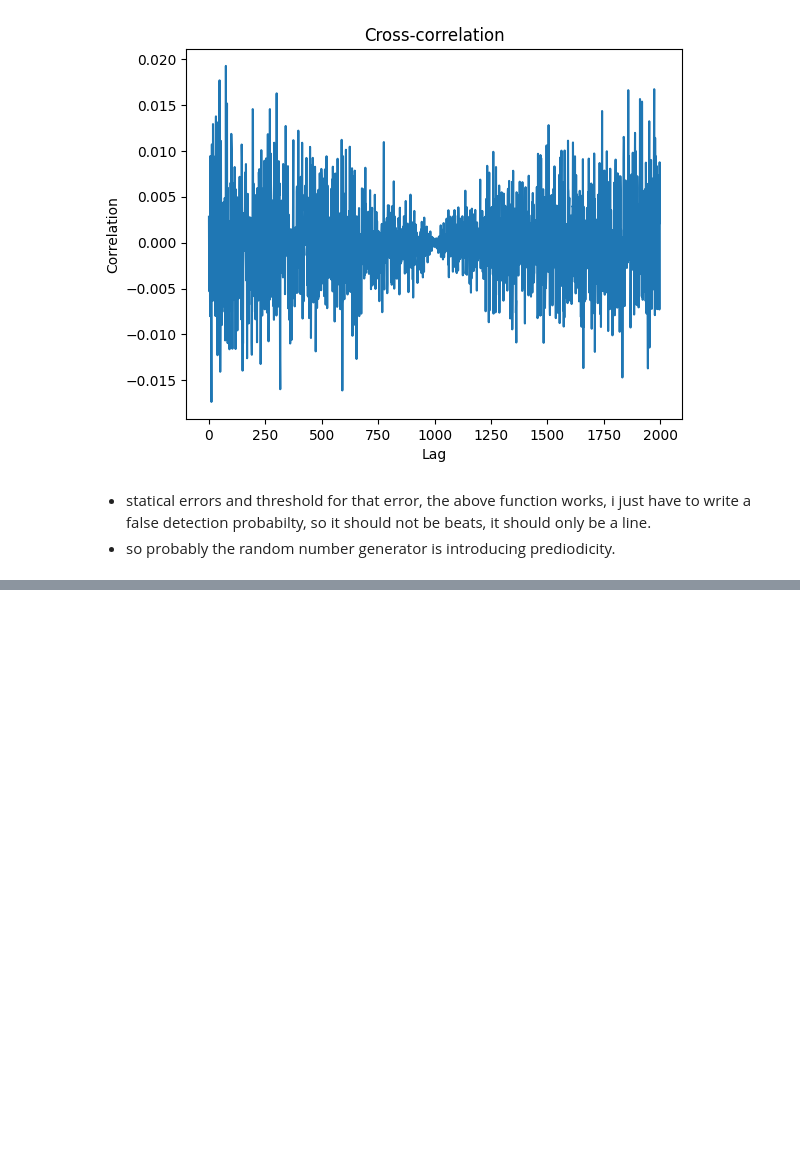
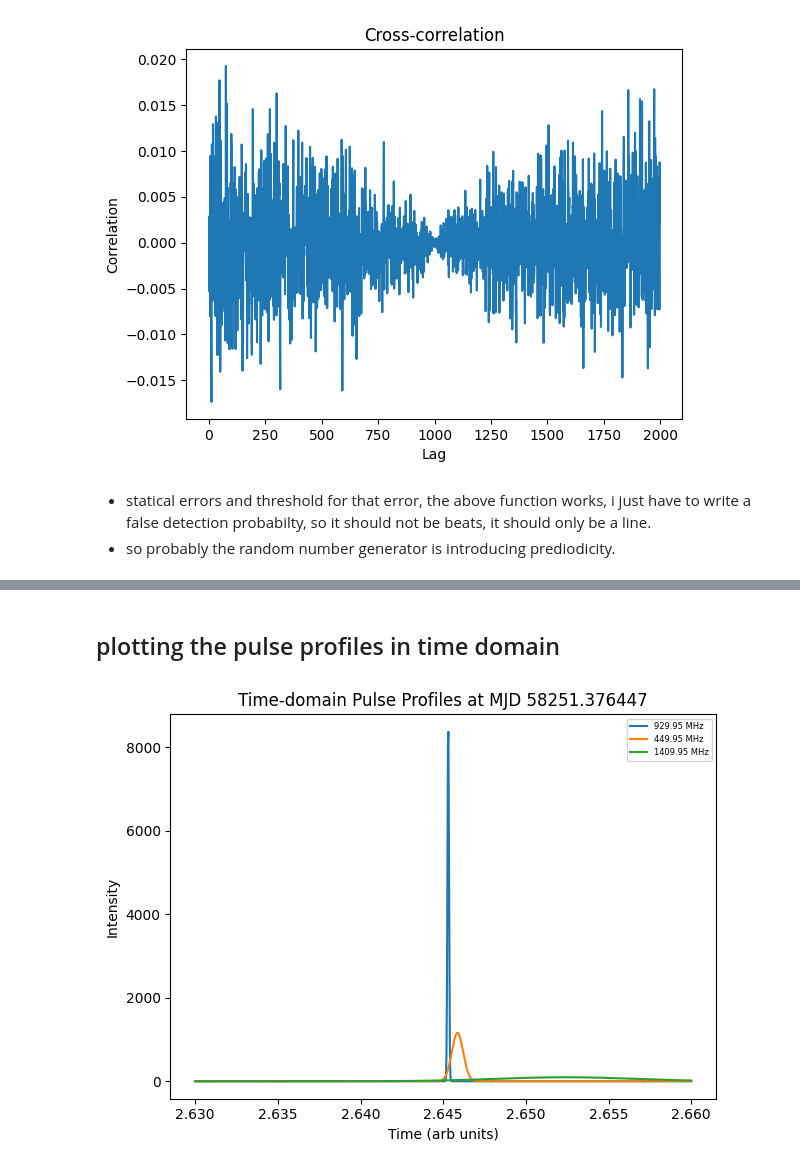
Before and after one commit to sonjaove/random-progs, a Jupyter notebook: corr.ipynb, the cells around one changed output, grey strips where cells are left out. Cells and saved outputs as stored; diff of their text form; code cells hidden in the pictures; blank space fills up the shorter version.

```diff
--- a/corr.ipynb
+++ b/corr.ipynb
@@ -148,0 +190,32 @@ def false_prediction_probability(y_true, y_pred):
+# %% [markdown]
+## plotting the pulse profiles in time domain
+# %%
+import numpy as np
+import matplotlib.pyplot as plt
+from scipy.stats import norm
+import pandas as pd
+
+# Load data
+cols = ['MJD', 'ToA', 'Error', 'SNR', 'P1', 'P2', 'P3', 'Freq', 'BW', 'Telescope', 'Band']
+df = pd.read_csv('J0437-4715_DM_timeseries.NB.txt', delim_whitespace=True, names=cols)
+
+# Select one epoch
+epoch = df['MJD'].iloc[0]
+subset = df[df['MJD'] == epoch]
+
+# Time axis (in microseconds or seconds — depending on unit)
+t = np.linspace(2.63, 2.66, 1000)  # Around the ToA range
+
+# Plot each Gaussian pulse
+for _, row in subset.iterrows():
+    pulse = norm.pdf(t, loc=row['ToA'], scale=row['Error'])
+    plt.plot(t, pulse, label=f"{row['Freq']} MHz")
+
+plt.xlabel("Time (arb units)")
+plt.ylabel("Intensity")
+plt.title(f"Time-domain Pulse Profiles at MJD {epoch}")
+plt.legend(loc='upper right', fontsize=6)
+plt.tight_layout()
+plt.show()
+# %% [output]
+[figure, added]
```
Also changed, not shown: parts of 4 cells of this notebook, 1 other file.
